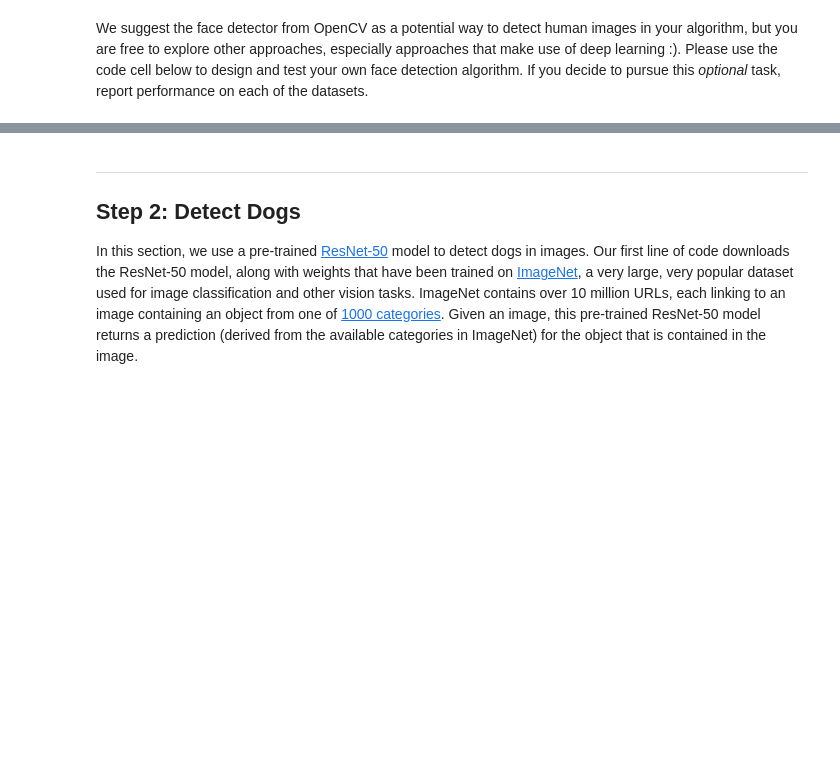
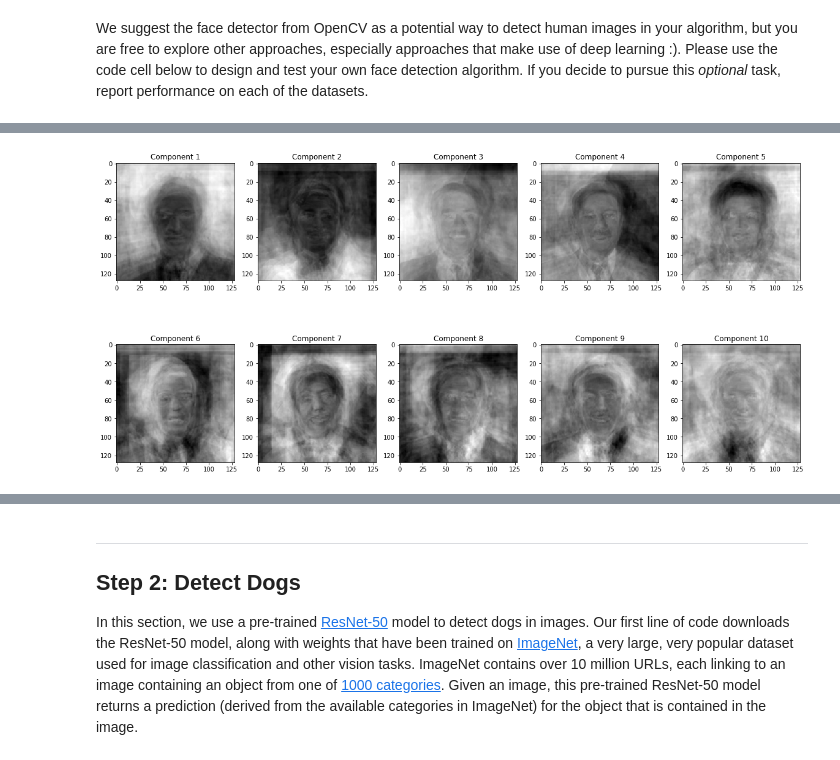
Before and after one commit to remi-ang/Udacity_MLND, a Jupyter notebook: dog-project/dog_app.ipynb, the cells around one changed output, grey strips where cells are left out. Saved outputs shown, nothing was run; the diff lists cells and outputs as text; code cells hidden in the pictures; blank space fills up the shorter version.

```diff
--- a/dog-project/dog_app.ipynb
+++ b/dog-project/dog_app.ipynb
@@ -271,0 +340,5 @@ We suggest the face detector from OpenCV as a potential way to detect human imag
+# %%
+
+print('Fitting PCA...')
+PCA = PCA(n_components=10)
+%time PCA.fit(df_train)
@@ -271,0 +351,11 @@ We suggest the face detector from OpenCV as a potential way to detect human imag
+# %%
+# plot principal components
+plt.figure(figsize=(20,10))
+for i, pc in enumerate(PCA.components_):
+    plt.subplot(2, 5, i+1)
+    plt.imshow(pc.reshape(128, 128), cmap='gray')
+    plt.title('Component {}'.format(i+1))
+
+plt.show()
+# %% [output]
+[figure, added]
```
Also changed, not shown: parts of 60 cells of this notebook, 1 other file.
